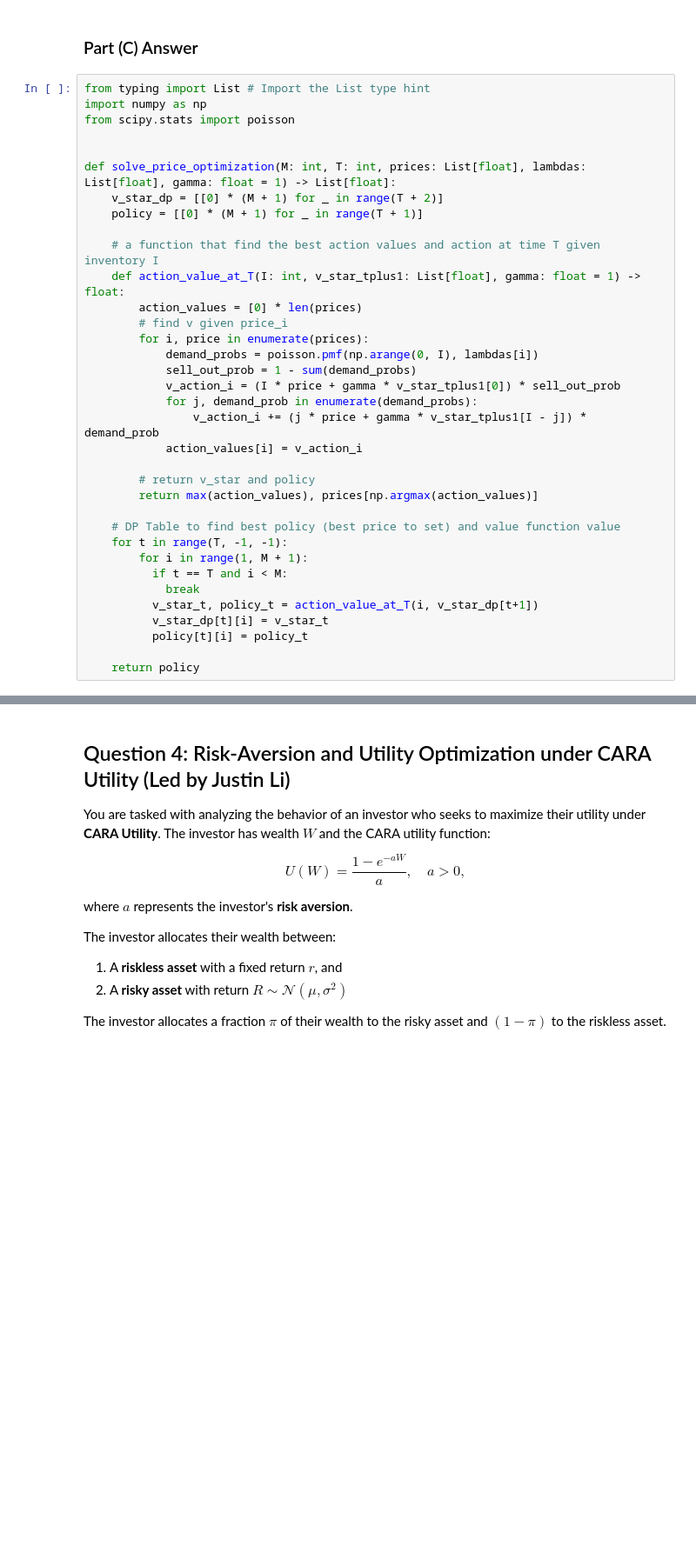
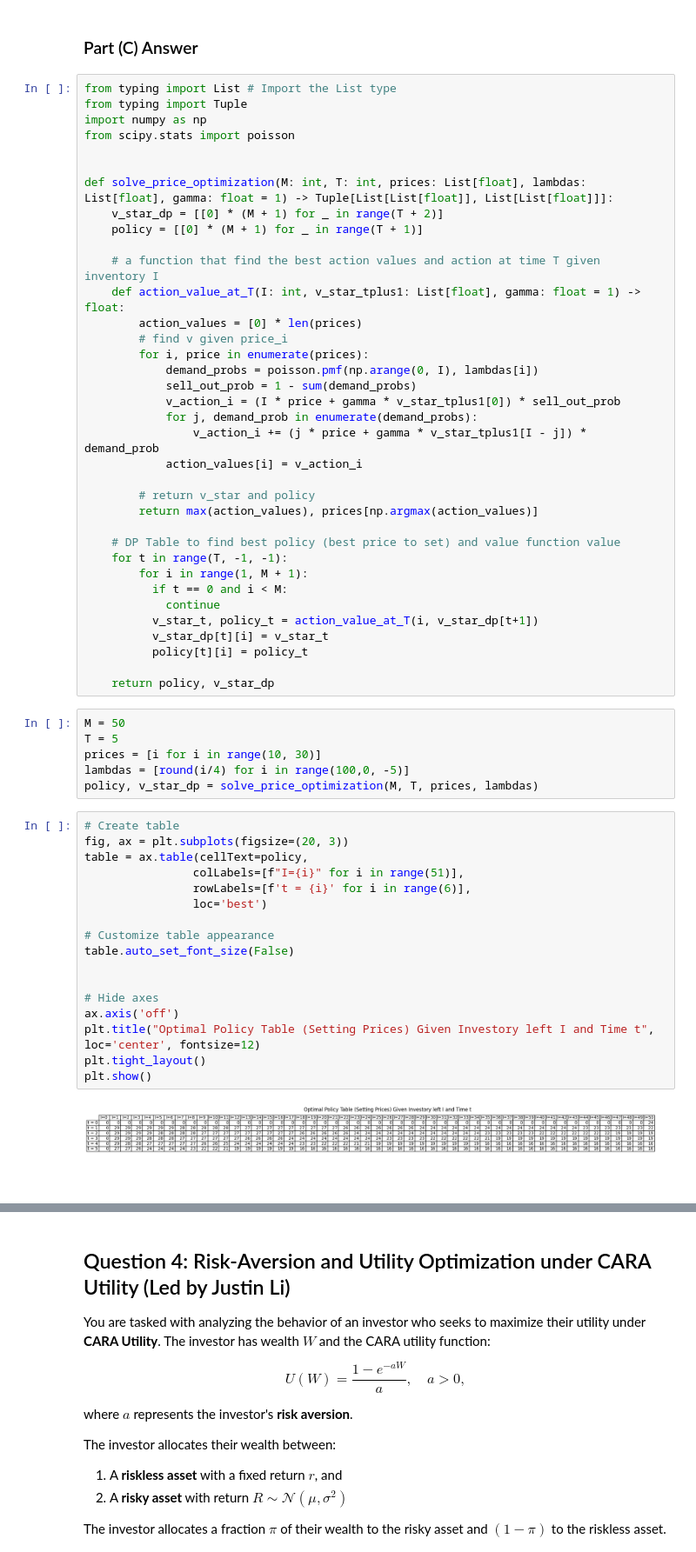
Before and after one commit to fatday/CME241_RLFinance, a Jupyter notebook: A2/assignment2.ipynb, the cells around one changed output, grey strips where cells are left out. Shown at 87% size. Cells and saved outputs as stored; diff of their text form; blank space fills up the shorter version.

Commit message:
Update Q3, adding simulation result and table

```diff
--- a/A2/assignment2.ipynb
+++ b/A2/assignment2.ipynb
@@ -543,12 +543,13 @@ $$
 # %% [markdown]
 ### Part (C) Answer
 # %%
-from typing import List # Import the List type hint
+from typing import List # Import the List type
+from typing import Tuple
 import numpy as np
 from scipy.stats import poisson
 
 
-def solve_price_optimization(M: int, T: int, prices: List[float], lambdas: List[float], gamma: float = 1) -> List[float]:
+def solve_price_optimization(M: int, T: int, prices: List[float], lambdas: List[float], gamma: float = 1) -> Tuple[List[List[float]], List[List[float]]]:
     v_star_dp = [[0] * (M + 1) for _ in range(T + 2)]
     policy = [[0] * (M + 1) for _ in range(T + 1)]
 
@@ -570,10 +571,35 @@ def solve_price_optimization(M: int, T: int, prices: List[float], lambdas: List[
     # DP Table to find best policy (best price to set) and value function value
     for t in range(T, -1, -1):
         for i in range(1, M + 1):
-          if t == T and i < M:
-            break
+          if t == 0 and i < M:
+            continue
           v_star_t, policy_t = action_value_at_T(i, v_star_dp[t+1])
           v_star_dp[t][i] = v_star_t
           policy[t][i] = policy_t
 
-    return policy
+    return policy, v_star_dp
+# %%
+M = 50
+T = 5
+prices = [i for i in range(10, 30)]
+lambdas = [round(i/4) for i in range(100,0, -5)]
+policy, v_star_dp = solve_price_optimization(M, T, prices, lambdas)
+# %%
+# Create table
+fig, ax = plt.subplots(figsize=(20, 3))
+table = ax.table(cellText=policy,
+                colLabels=[f"I={i}" for i in range(51)],
+                rowLabels=[f't = {i}' for i in range(6)],
+                loc='best')
+
+# Customize table appearance
+table.auto_set_font_size(False)
+
+
+# Hide axes
+ax.axis('off')
+plt.title("Optimal Policy Table (Setting Prices) Given Investory left I and Time t", loc='center', fontsize=12)
+plt.tight_layout()
+plt.show()
+# %% [output]
+[figure, added]
```
Also changed, not shown: parts of 4 cells of this notebook.
